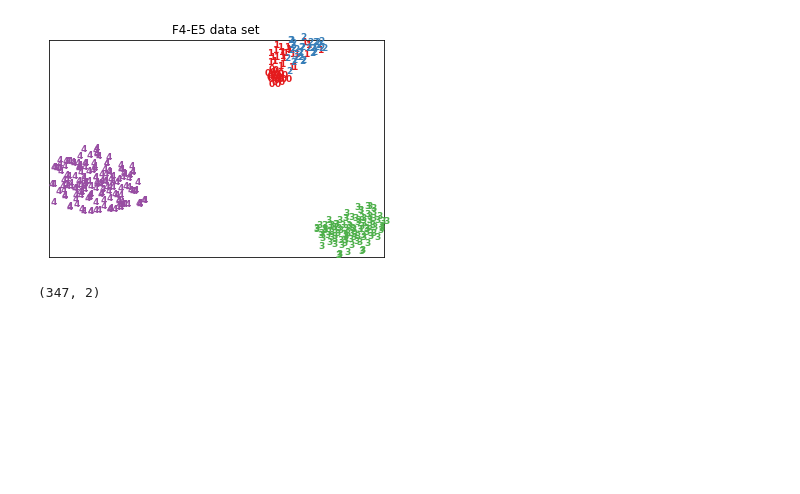
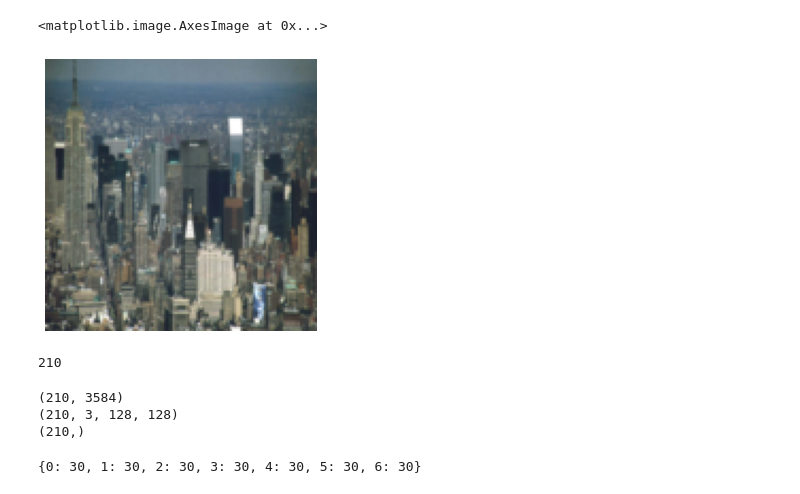
Before and after one commit to lacie-life/ImageSearchEngine, a Jupyter notebook: code/NetVLAD/NetVLAD.ipynb, the cells around one changed output. Cells and saved outputs as stored; diff of their text form; code cells hidden in the pictures; blank space fills up the shorter version.

```diff
--- a/code/NetVLAD/NetVLAD.ipynb
+++ b/code/NetVLAD/NetVLAD.ipynb
@@ -415 +403,5 @@ for test_image,test_label in test_data_loader :
+# %%
+model_name = model_name
+base_model = base_model_dict[model_name][0]
+dim = base_model_dict[model_name][1]
 # %%
@@ -466,8 +468,3 @@ Test image : 3
 # %%
-tsne = manifold.TSNE(n_components=2, init='pca', random_state=0)
-X_tsne = tsne.fit_transform(X_total.cpu().detach().numpy())
-
-pairwise_dist_t = _pairwise_distance(X_total)
-pairwise_dist_n = pairwise_dist_t.cpu().detach().numpy()
-
-pairwise_dist_sort = np.sort(pairwise_dist_n[-1][:-1])
+state_dict = torch.load(last_ckpt_path)
+model.load_state_dict(state_dict)
@@ -500,9 +494,31 @@ Query image : 3
 # %%
-plot_embedding(X_tsne, Y_total,"F4-E5 data set")
-plt.show()
+refer_np =None
+refer_label = None
+query_np = None
+query_label = None
+
+for query_image, query_label in query_data_loader:
+    query_output = model(query_image.cuda())
+    X_query = query_output.cpu().data.numpy()
+    query_label = query_label.cpu().data.numpy()
+    query_np = query_image.cpu().data.numpy()
+
+for refer_image, refer_label in refer_data_loader:
+    refer_output = model(refer_image.cuda())
+    X_refer = refer_output.cpu().data.numpy()
+    refer_label = refer_label.cpu().data.numpy()
+    refer_np = refer_image.cpu().data.numpy()
-# %% [output]
-[figure, removed]
+# %%
+select_idx = 20
 # %%
-X_tsne.shape
+query_img = np.transpose(query_np, (0, 2, 3, 1))
+plt.figure(figsize=(5,5))
+plt.axis('off')
+plt.imshow(query_img[select_idx])
 # %% [output]
-(347, 2)
+<matplotlib.image.AxesImage at 0x...>
+[figure, added]
+# %%
+len(query_img)
+# %% [output]
+210
@@ -508,0 +530,8 @@ X_tsne.shape
+# %%
+print(X_query.shape)  # query vector shape : batch size, dimension
+print(query_np.shape)  # query numpy shape : batch size , channel , height, width
+print(query_label.shape)   # query label shape : batch size[class idx]
+# %% [output]
+(210, 3584)
+(210, 3, 128, 128)
+(210,)
@@ -508,0 +545,4 @@ X_tsne.shape
+# %%
+count_to_class
+# %% [output]
+{0: 30, 1: 30, 2: 30, 3: 30, 4: 30, 5: 30, 6: 30}
```
Also changed, not shown: parts of 31 cells of this notebook, 3 other files.
